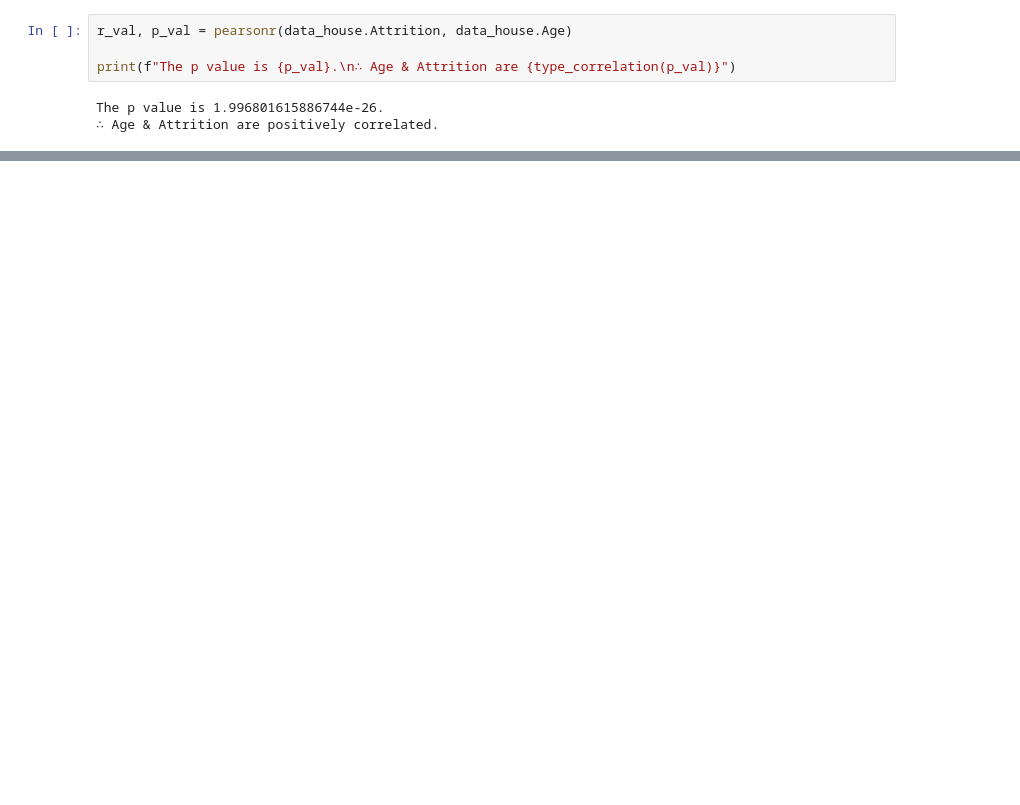
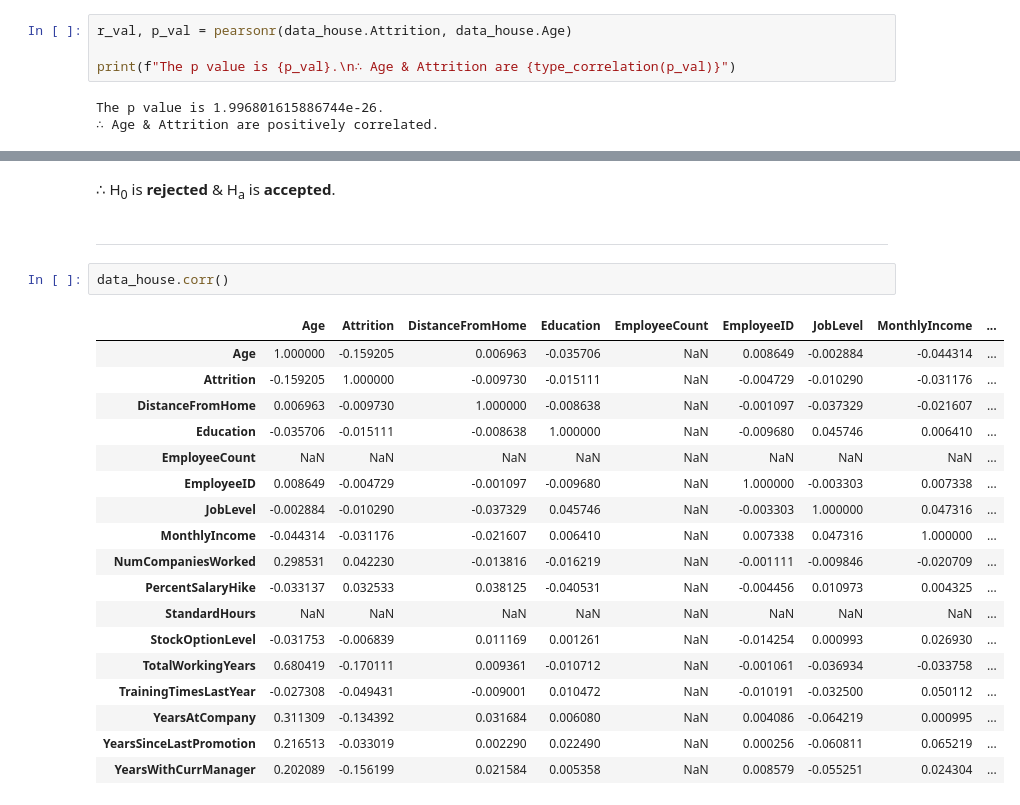
Before and after one commit to DSAghicha/LU-AI-ML, a Jupyter notebook: Day_11/main.ipynb, the cells around one changed output, grey strips where cells are left out. Saved outputs shown, nothing was run; the diff lists cells and outputs as text; blank space fills up the shorter version.

```diff
--- a/Day_11/main.ipynb
+++ b/Day_11/main.ipynb
@@ -166,0 +326,26 @@ The p value is 1.996801615886744e-26.
+# %% [markdown]
+∴ H<sub>0</sub> is **rejected** & H<sub>a</sub> is **accepted**.
+# %% [markdown]
+
+---
+# %%
+data_house.corr()
+# %% [output]
+|  | Age | Attrition | DistanceFromHome | Education | EmployeeCount | EmployeeID | JobLevel | MonthlyIncome | ... |
+| Age | 1.000000 | -0.159205 | 0.006963 | -0.035706 | NaN | 0.008649 | -0.002884 | -0.044314 | ... |
+| Attrition | -0.159205 | 1.000000 | -0.009730 | -0.015111 | NaN | -0.004729 | -0.010290 | -0.031176 | ... |
+| DistanceFromHome | 0.006963 | -0.009730 | 1.000000 | -0.008638 | NaN | -0.001097 | -0.037329 | -0.021607 | ... |
+| Education | -0.035706 | -0.015111 | -0.008638 | 1.000000 | NaN | -0.009680 | 0.045746 | 0.006410 | ... |
+| EmployeeCount | NaN | NaN | NaN | NaN | NaN | NaN | NaN | NaN | ... |
+| EmployeeID | 0.008649 | -0.004729 | -0.001097 | -0.009680 | NaN | 1.000000 | -0.003303 | 0.007338 | ... |
+| JobLevel | -0.002884 | -0.010290 | -0.037329 | 0.045746 | NaN | -0.003303 | 1.000000 | 0.047316 | ... |
+| MonthlyIncome | -0.044314 | -0.031176 | -0.021607 | 0.006410 | NaN | 0.007338 | 0.047316 | 1.000000 | ... |
+| NumCompaniesWorked | 0.298531 | 0.042230 | -0.013816 | -0.016219 | NaN | -0.001111 | -0.009846 | -0.020709 | ... |
+| PercentSalaryHike | -0.033137 | 0.032533 | 0.038125 | -0.040531 | NaN | -0.004456 | 0.010973 | 0.004325 | ... |
+| StandardHours | NaN | NaN | NaN | NaN | NaN | NaN | NaN | NaN | ... |
+| StockOptionLevel | -0.031753 | -0.006839 | 0.011169 | 0.001261 | NaN | -0.014254 | 0.000993 | 0.026930 | ... |
+| TotalWorkingYears | 0.680419 | -0.170111 | 0.009361 | -0.010712 | NaN | -0.001061 | -0.036934 | -0.033758 | ... |
+| TrainingTimesLastYear | -0.027308 | -0.049431 | -0.009001 | 0.010472 | NaN | -0.010191 | -0.032500 | 0.050112 | ... |
+| YearsAtCompany | 0.311309 | -0.134392 | 0.031684 | 0.006080 | NaN | 0.004086 | -0.064219 | 0.000995 | ... |
+| YearsSinceLastPromotion | 0.216513 | -0.033019 | 0.002290 | 0.022490 | NaN | 0.000256 | -0.060811 | 0.065219 | ... |
+| YearsWithCurrManager | 0.202089 | -0.156199 | 0.021584 | 0.005358 | NaN | 0.008579 | -0.055251 | 0.024304 | ... |
```
Also changed, not shown: parts of 47 cells of this notebook.
